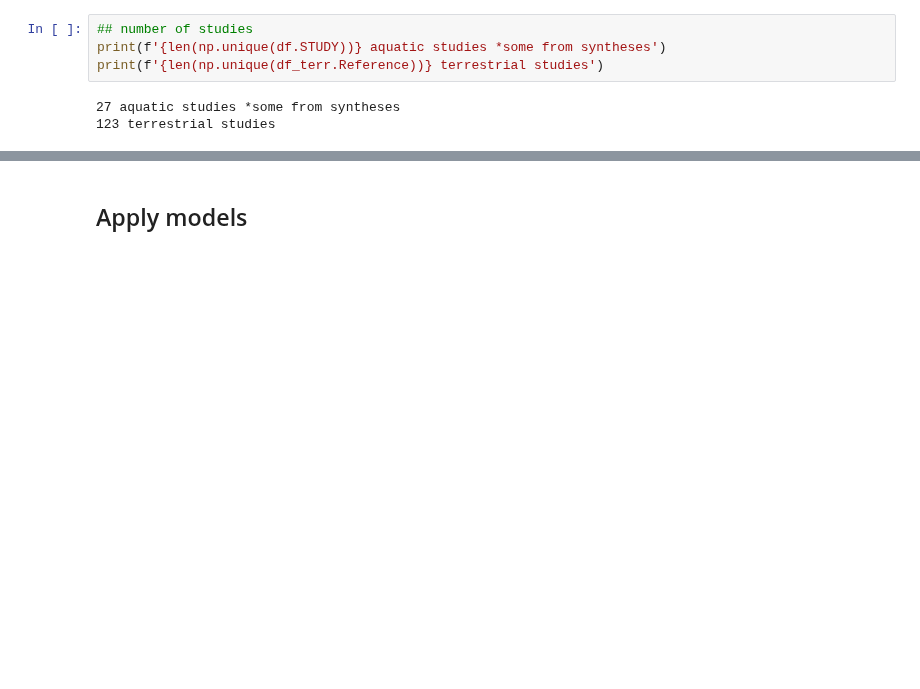
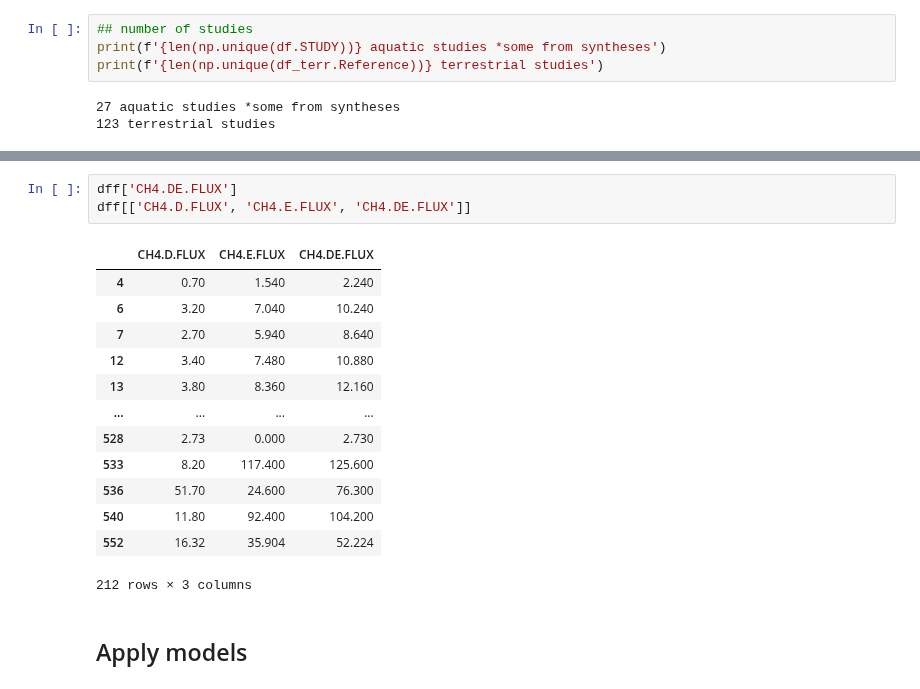
Before and after one commit to ekcomputer/lake-area, a Jupyter notebook: baseline_estimates.ipynb, the cells around one changed output, grey strips where cells are left out. Saved outputs shown, nothing was run; the diff lists cells and outputs as text; blank space fills up the shorter version.

```diff
--- a/baseline_estimates.ipynb
+++ b/baseline_estimates.ipynb
@@ -325,3 +360,20 @@ Flux ratio (Marsh:OW): 4.26
+# %%
+dff['CH4.DE.FLUX']
+dff[['CH4.D.FLUX', 'CH4.E.FLUX', 'CH4.DE.FLUX']]
+# %% [output]
+|  | CH4.D.FLUX | CH4.E.FLUX | CH4.DE.FLUX |
+| 4 | 0.70 | 1.540 | 2.240 |
+| 6 | 3.20 | 7.040 | 10.240 |
+| 7 | 2.70 | 5.940 | 8.640 |
+| 12 | 3.40 | 7.480 | 10.880 |
+| 13 | 3.80 | 8.360 | 12.160 |
+| ... | ... | ... | ... |
+| 528 | 2.73 | 0.000 | 2.730 |
+| 533 | 8.20 | 117.400 | 125.600 |
+| 536 | 51.70 | 24.600 | 76.300 |
+| 540 | 11.80 | 92.400 | 104.200 |
+| 552 | 16.32 | 35.904 | 52.224 |
+212 rows × 3 columns
 # %% [markdown]
 ## Apply models
 # %%
```
Also changed, not shown: parts of 4 cells of this notebook, 1 other file.
